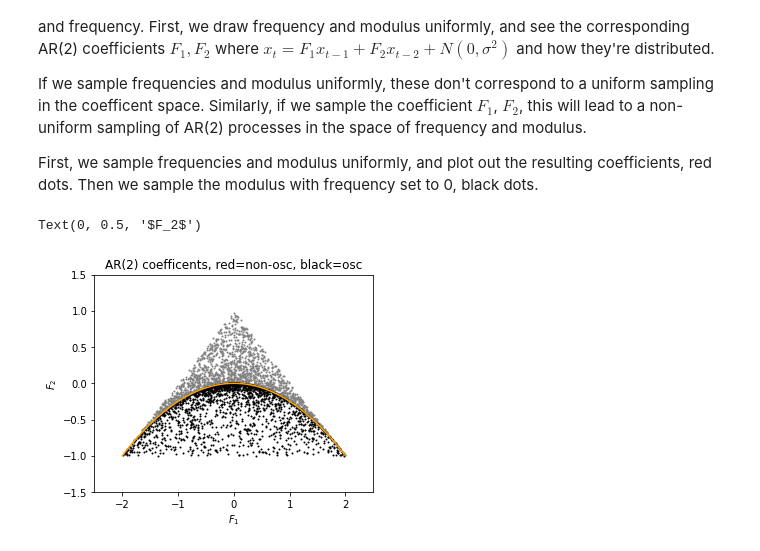
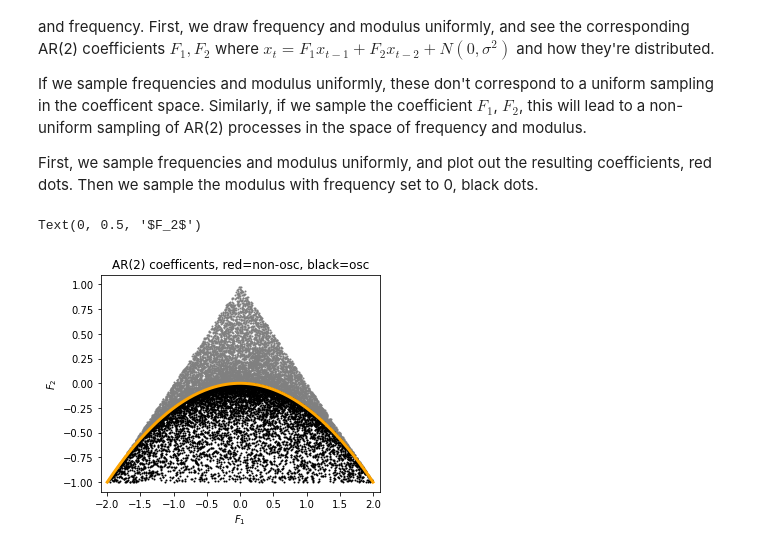
Before and after one commit to AraiKensuke/LOST, a Jupyter notebook: Notebooks/AR2_priors.ipynb, the cells around one changed output. Cells and saved outputs as stored; diff of their text form; code cells hidden in the pictures.

```diff
--- a/Notebooks/AR2_priors.ipynb
+++ b/Notebooks/AR2_priors.ipynb
@@ -53,7 +53,7 @@ import matplotlib.pyplot as _plt
 #  the actual eigenvalues need | eigenvalue | < 1.  (1 / ev) > 1
 
 k    = 2
-N    = 2000
+N    = 10000
 ra   = 0
 rb   = 1
 
@@ -93,34 +93,34 @@ for n in range(N):
     B = _N.array([[r1*r1], [r2*r2]])
 
     F1, F2 = _N.linalg.solve(A, B)
     F      = _N.array([F1, F2])
     Fsr[n, 0] = F[0]
     Fsr[n, 1] = F[1]
 
 #    bBdd, iBdd, rts = _arl.cmplxRoots(F)
 #    if not bBdd:
 #        print "Woops"
 
 
 x = _N.linspace(-2, 2, 201)
 y = 0.25*(4 - x**2) - 1
 
 #  rts == (1./(r1*r1.conjugate())), (1./(r1*r1.conjugate()))
 fig = _plt.figure(figsize=(5, 4))
 fig.add_subplot(1, 1, 1)
 _plt.title("AR(2) coefficents, red=non-osc, black=osc")
 _plt.scatter(Fsr[:, 0], Fsr[:, 1], marker=".", s=4, color="grey")
 _plt.grid()
 _plt.xlim(-2.5, 2.5)
 _plt.ylim(-1.5, 1.5)
 #fig.add_subplot(1, 2, 2)
 _plt.scatter(Fsi[:, 0], Fsi[:, 1], marker=".", s=4, color="black")
-_plt.plot(x, y, color="orange")
+_plt.plot(x, y, color="orange", lw=3)
 _plt.grid()
-_plt.xlim(-2.5, 2.5)
-_plt.ylim(-1.5, 1.5)
+_plt.xlim(-2.1, 2.1)
+_plt.ylim(-1.1, 1.1)
 _plt.xlabel(r"$F_1$")
 _plt.ylabel(r"$F_2$")
 # %% [output]
 Text(0, 0.5, '$F_2$')
-[figure, old version]
+[figure, new version]
```
Also changed, not shown: parts of 2 cells of this notebook.
